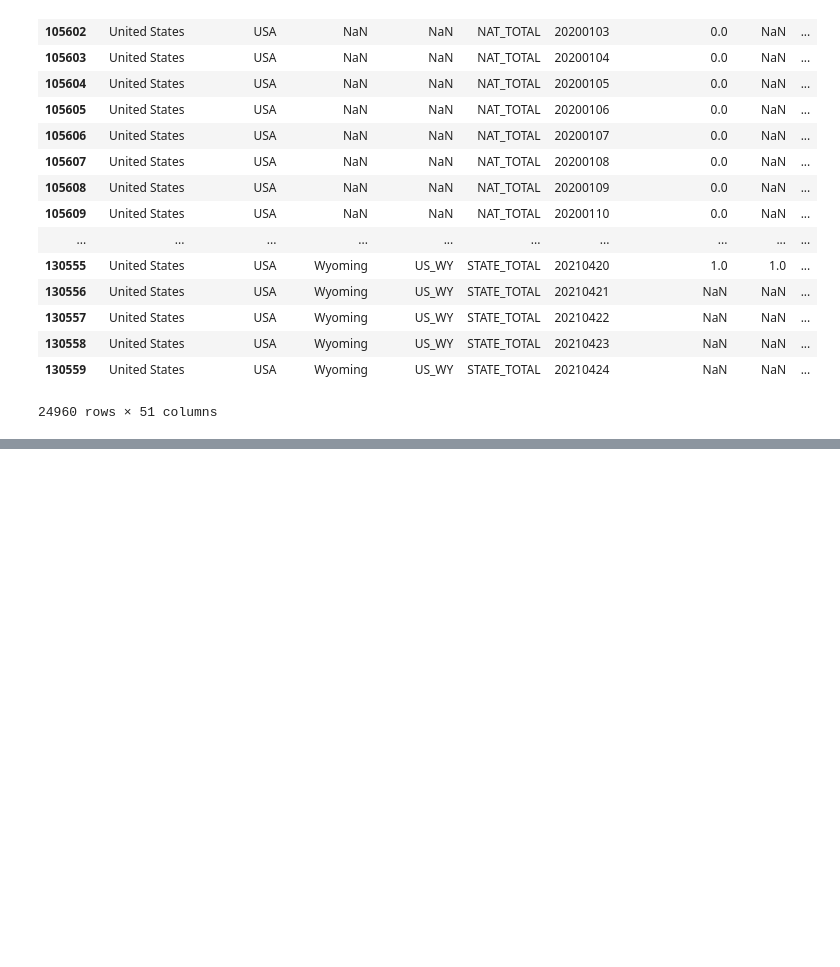
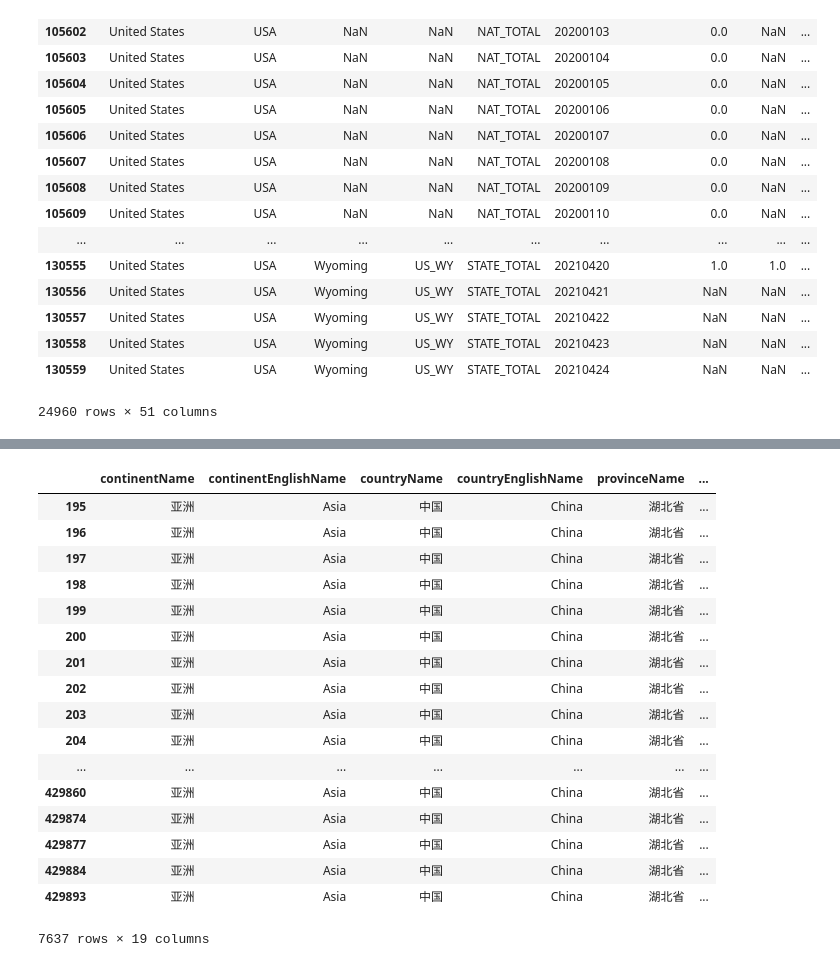
Before and after one commit to xiaolng/GSGHack_project10, a Jupyter notebook: plot_time_series.ipynb, the cells around one changed output, grey strips where cells are left out. Cells and saved outputs as stored; diff of their text form; code cells hidden in the pictures; blank space fills up the shorter version.

```diff
--- a/plot_time_series.ipynb
+++ b/plot_time_series.ipynb
@@ -198,0 +206,2 @@ df_government [ df_government['CountryName']=='United States']
+# %%
+df_DXY = pd.read_csv("./data/DXYArea.csv")
@@ -198,0 +217,21 @@ df_government [ df_government['CountryName']=='United States']
+# %%
+df_DXY[ df_DXY.provinceName.str.contains('湖北') ]
+# %% [output]
+|  | continentName | continentEnglishName | countryName | countryEnglishName | provinceName | ... |
+| 195 | 亚洲 | Asia | 中国 | China | 湖北省 | ... |
+| 196 | 亚洲 | Asia | 中国 | China | 湖北省 | ... |
+| 197 | 亚洲 | Asia | 中国 | China | 湖北省 | ... |
+| 198 | 亚洲 | Asia | 中国 | China | 湖北省 | ... |
+| 199 | 亚洲 | Asia | 中国 | China | 湖北省 | ... |
+| 200 | 亚洲 | Asia | 中国 | China | 湖北省 | ... |
+| 201 | 亚洲 | Asia | 中国 | China | 湖北省 | ... |
+| 202 | 亚洲 | Asia | 中国 | China | 湖北省 | ... |
+| 203 | 亚洲 | Asia | 中国 | China | 湖北省 | ... |
+| 204 | 亚洲 | Asia | 中国 | China | 湖北省 | ... |
+| ... | ... | ... | ... | ... | ... | ... |
+| 429860 | 亚洲 | Asia | 中国 | China | 湖北省 | ... |
+| 429874 | 亚洲 | Asia | 中国 | China | 湖北省 | ... |
+| 429877 | 亚洲 | Asia | 中国 | China | 湖北省 | ... |
+| 429884 | 亚洲 | Asia | 中国 | China | 湖北省 | ... |
+| 429893 | 亚洲 | Asia | 中国 | China | 湖北省 | ... |
+7637 rows × 19 columns
```
Also changed, not shown: parts of 5 cells of this notebook, 3 other files.
